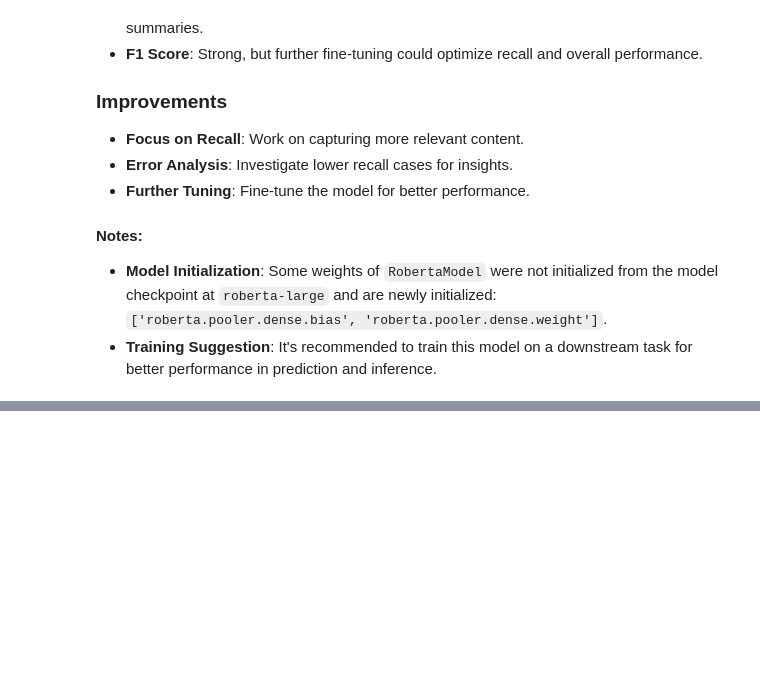
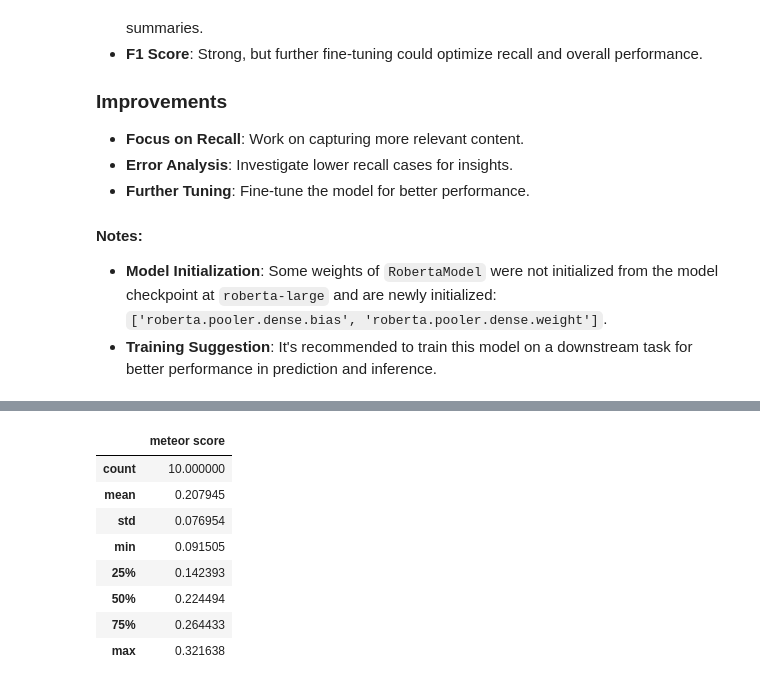
Before and after one commit to julsCadenas/summarize-reddit, a Jupyter notebook: notebooks/eval.ipynb, the cells around one changed output, grey strips where cells are left out. Cells and saved outputs as stored; diff of their text form; code cells hidden in the pictures; blank space fills up the shorter version.

```diff
--- a/notebooks/eval.ipynb
+++ b/notebooks/eval.ipynb
@@ -516,0 +598,12 @@ The following table summarizes the BERTScore metrics **(Precision, Recall, and F
+# %%
+meteor_df_summary
+# %% [output]
+|  | meteor score |
+| count | 10.000000 |
+| mean | 0.207945 |
+| std | 0.076954 |
+| min | 0.091505 |
+| 25% | 0.142393 |
+| 50% | 0.224494 |
+| 75% | 0.264433 |
+| max | 0.321638 |
```
Also changed, not shown: parts of 18 cells of this notebook.
